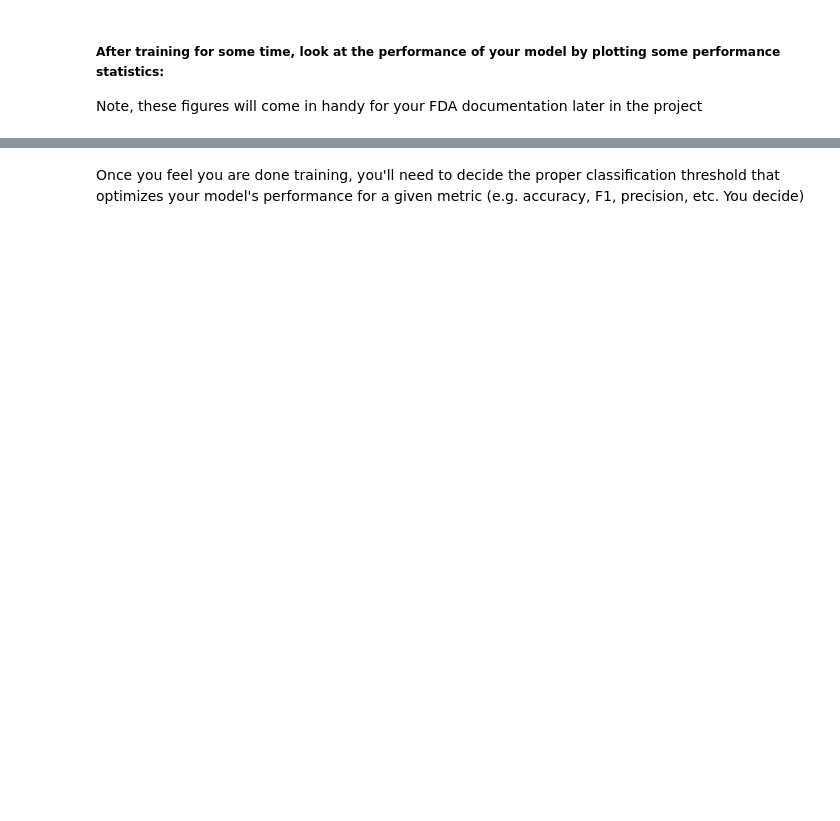
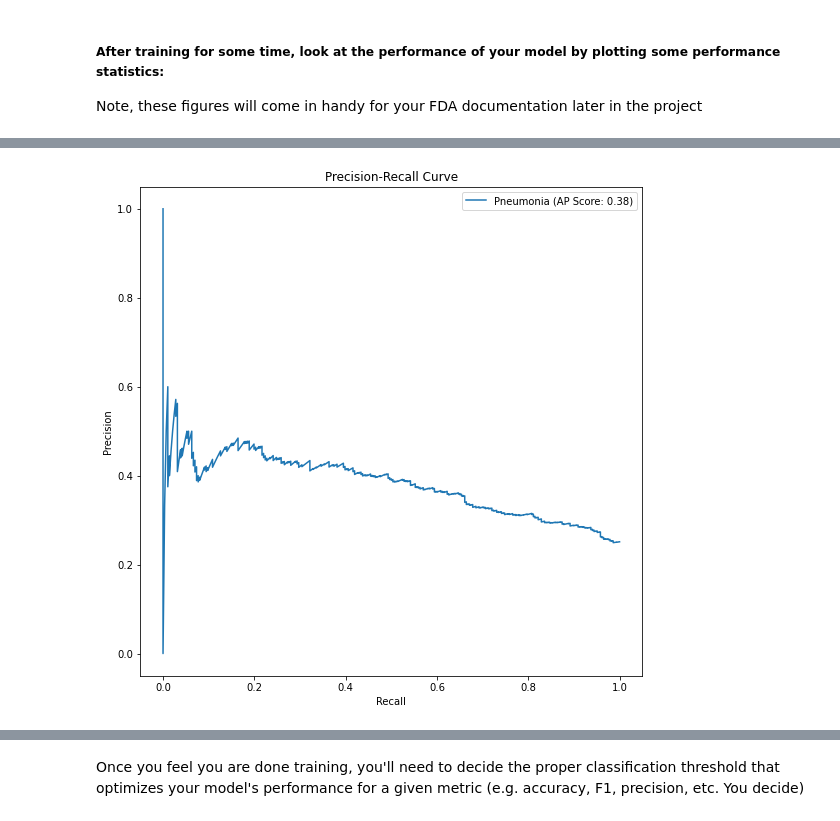
Before and after one commit to chaithanyatenneti/AI_2D_Imaging, a Jupyter notebook: Build and train model.ipynb, the cells around one changed output, grey strips where cells are left out. Cells and saved outputs as stored; diff of their text form; code cells hidden in the pictures; blank space fills up the shorter version.

```diff
--- a/Build and train model.ipynb
+++ b/Build and train model.ipynb
@@ -366,0 +453,4 @@ def plot_history(history):
+# %%
+plot_precision_recall_curve(valY_full, pred_Y)
+# %% [output]
+[figure, added]
```
Also changed, not shown: parts of 18 cells of this notebook.
